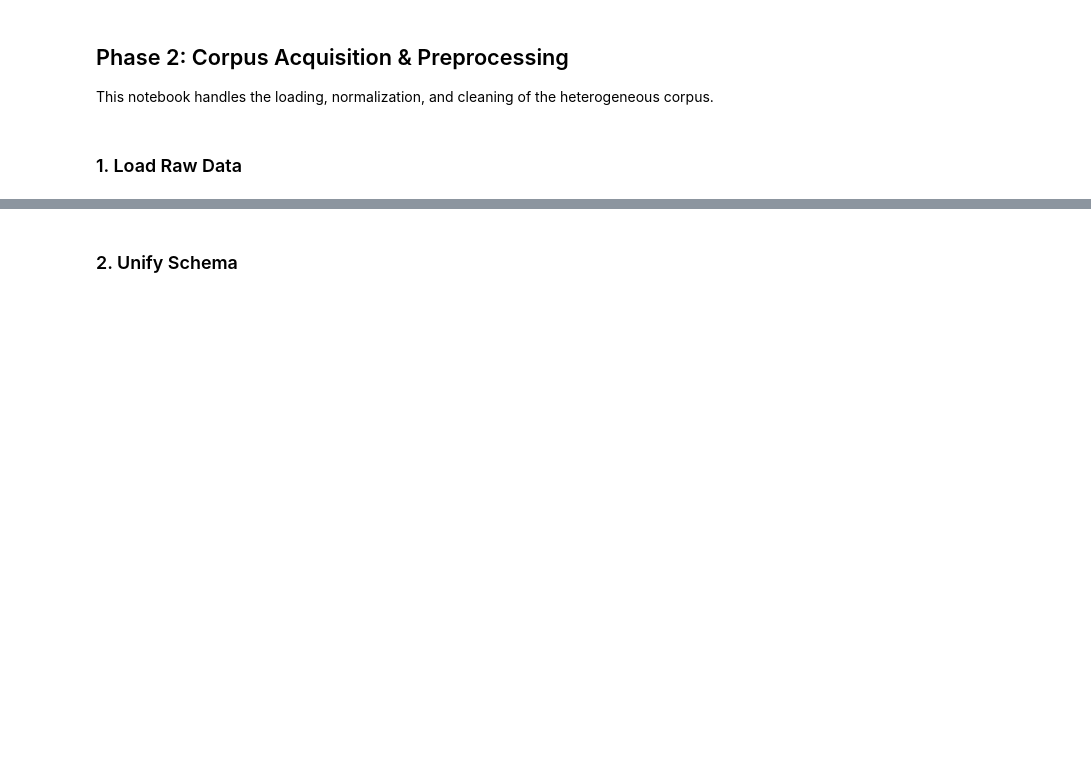
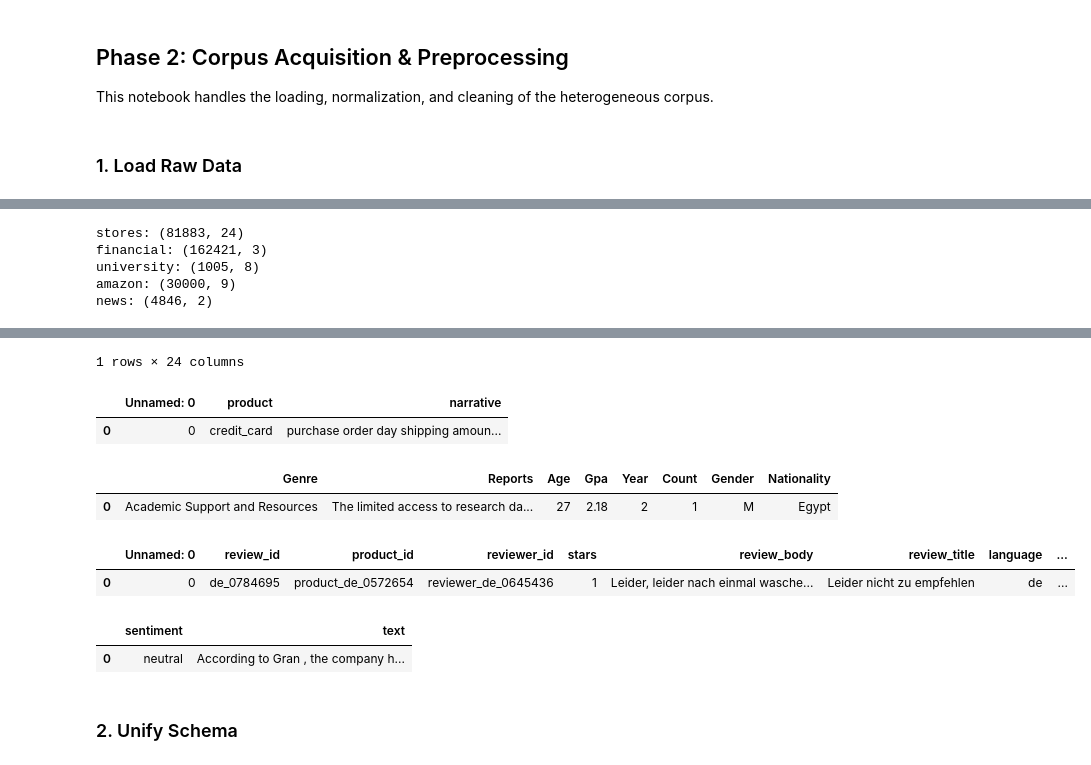
Before and after one commit to oteroantoniogom/SmartCities, a Jupyter notebook: notebooks/raa_dev.ipynb, the cells around one changed output, grey strips where cells are left out. Cells and saved outputs as stored; diff of their text form; code cells hidden in the pictures; blank space fills up the shorter version.

```diff
--- a/notebooks/raa_dev.ipynb
+++ b/notebooks/raa_dev.ipynb
@@ -45,3 +48,26 @@ financial: 162421 rows
 university: 1005 rows
 amazon: 30000 rows
 news: 4846 rows
+# %%
+for key, value in raw_data.items():
+    print(f"{key}: {value.shape}")
+# %% [output]
+stores: (81883, 24)
+financial: (162421, 3)
+university: (1005, 8)
+amazon: (30000, 9)
+news: (4846, 2)
+# %%
+# lets do some data exploration of each dataset
+
+stores = raw_data["stores"]
+financial = raw_data["financial"]
+university = raw_data["university"]
+reviews = raw_data["amazon"]
+news = raw_data["news"]
+
+dfs = (stores, financial, university, reviews, news)
+
+for df in dfs:
+    display(df.head(1))
+# %% [output]
@@ -48,3 +76,12 @@ news: 4846 rows
+1 rows × 24 columns
+|  | Unnamed: 0 | product | narrative |
+| 0 | 0 | credit_card | purchase order day shipping amoun... |
+|  | Genre | Reports | Age | Gpa | Year | Count | Gender | Nationality |
+| 0 | Academic Support and Resources | The limited access to research da... | 27 | 2.18 | 2 | 1 | M | Egypt |
+|  | Unnamed: 0 | review_id | product_id | reviewer_id | stars | review_body | review_title | language | ... |
+| 0 | 0 | de_0784695 | product_de_0572654 | reviewer_de_0645436 | 1 | Leider, leider nach einmal wasche... | Leider nicht zu empfehlen | de | ... |
+|  | sentiment | text |
+| 0 | neutral | According to Gran , the company h... |
 # %% [markdown]
 ### 2. Unify Schema
 # %%
```
Also changed, not shown: parts of 2 cells of this notebook, 1 other file.
